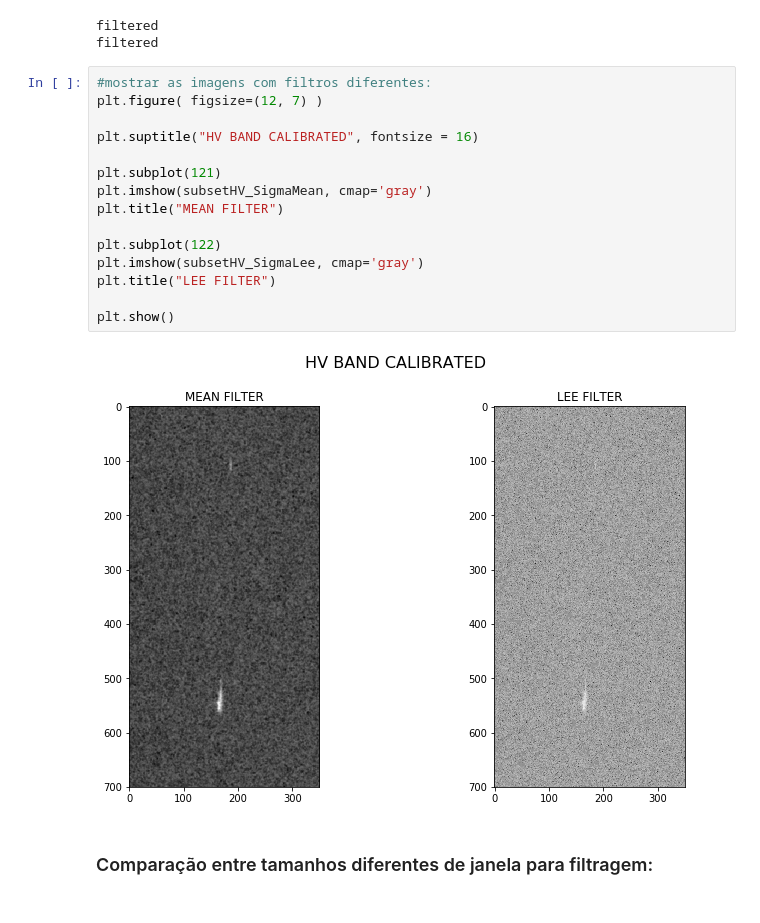
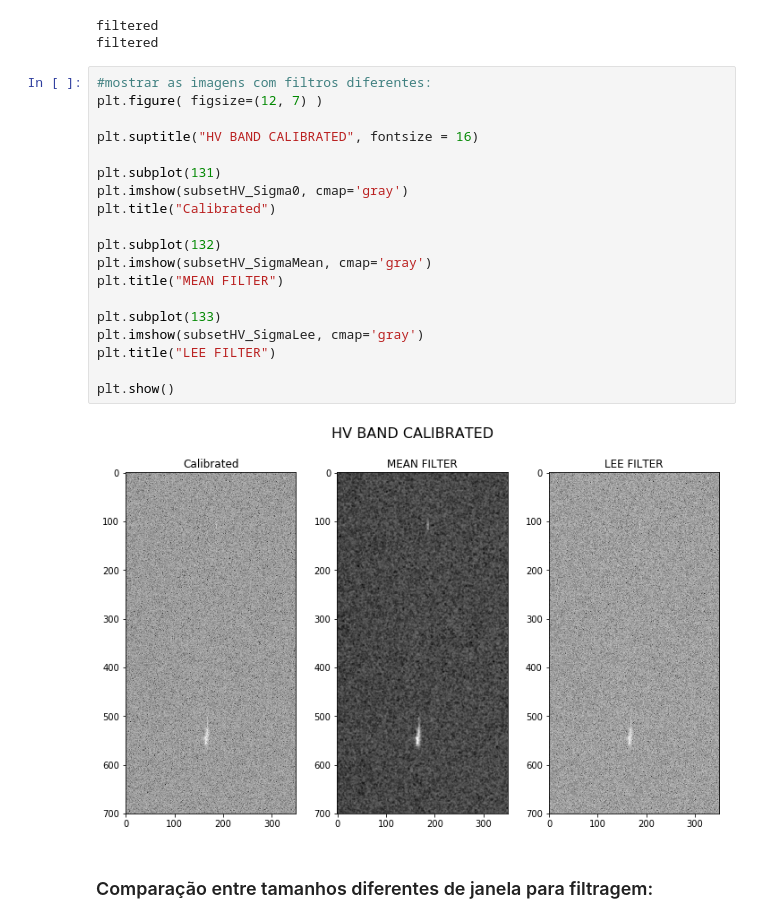
Before and after one commit to leonanlef/SER347_Project, a Jupyter notebook: Projeto_SER347.ipynb, the cells around one changed output. Drawn from its saved outputs; the diff is of its cells as text.

```diff
--- a/Projeto_SER347.ipynb
+++ b/Projeto_SER347.ipynb
@@ -535,20 +546,24 @@ filtered
 # %%
 #mostrar as imagens com filtros diferentes:
 plt.figure( figsize=(12, 7) )
 
 plt.suptitle("HV BAND CALIBRATED", fontsize = 16)
 
-plt.subplot(121)
+plt.subplot(131)
+plt.imshow(subsetHV_Sigma0, cmap='gray')
+plt.title("Calibrated")
+
+plt.subplot(132)
 plt.imshow(subsetHV_SigmaMean, cmap='gray')
 plt.title("MEAN FILTER")
 
-plt.subplot(122)
+plt.subplot(133)
 plt.imshow(subsetHV_SigmaLee, cmap='gray')
 plt.title("LEE FILTER")
 
 plt.show()
 # %% [output]
-[figure, old version]
+[figure, new version]
 # %% [markdown]
 ### Comparação entre tamanhos diferentes de janela para filtragem:
 # %%
```
Also changed, not shown: parts of 17 cells of this notebook.
